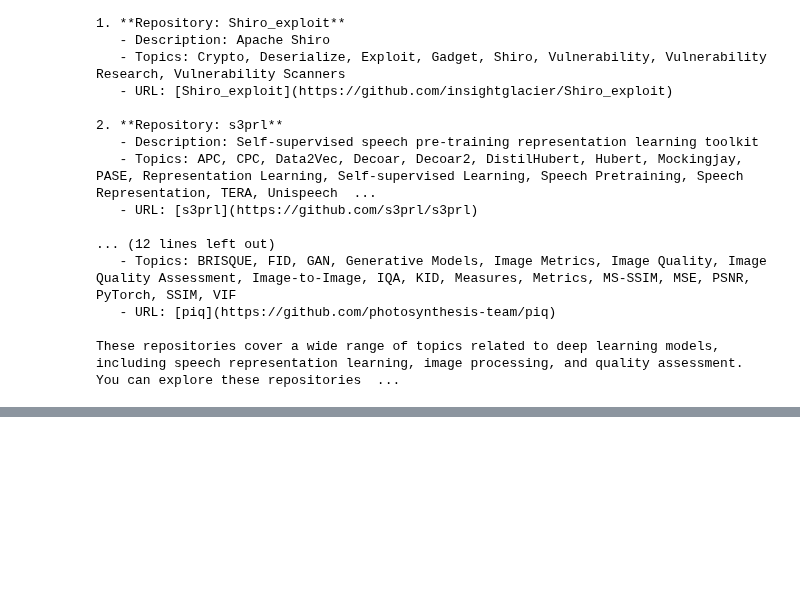
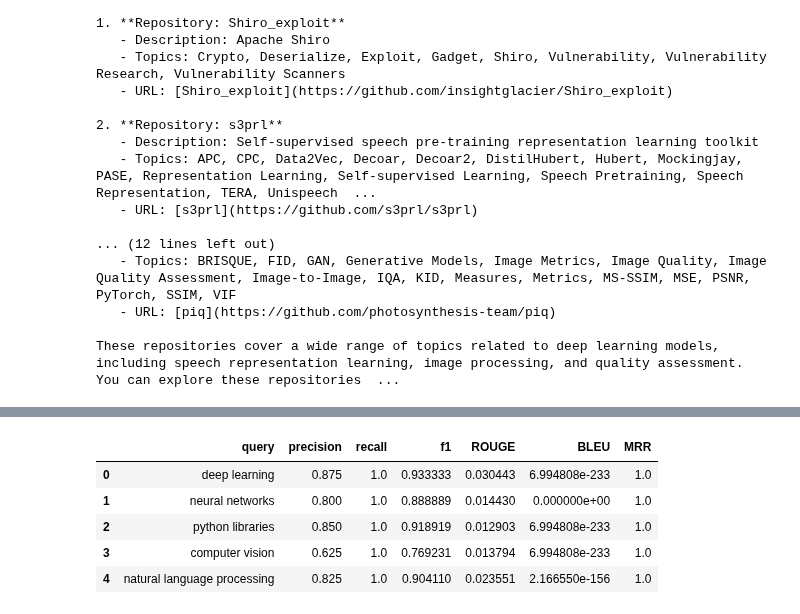
Before and after one commit to noambassat/RAG_Agent_GITHUB_Rep.project, a Jupyter notebook: RAG.ipynb, the cells around one changed output, grey strips where cells are left out. Cells and saved outputs as stored; diff of their text form; code cells hidden in the pictures; blank space fills up the shorter version.

```diff
--- a/RAG.ipynb
+++ b/RAG.ipynb
@@ -953,0 +1058,9 @@ These repositories cover a wide range of topics related to deep learning models,
+# %%
+metrics_df
+# %% [output]
+|  | query | precision | recall | f1 | ROUGE | BLEU | MRR |
+| 0 | deep learning | 0.875 | 1.0 | 0.933333 | 0.030443 | 6.994808e-233 | 1.0 |
+| 1 | neural networks | 0.800 | 1.0 | 0.888889 | 0.014430 | 0.000000e+00 | 1.0 |
+| 2 | python libraries | 0.850 | 1.0 | 0.918919 | 0.012903 | 6.994808e-233 | 1.0 |
+| 3 | computer vision | 0.625 | 1.0 | 0.769231 | 0.013794 | 6.994808e-233 | 1.0 |
+| 4 | natural language processing | 0.825 | 1.0 | 0.904110 | 0.023551 | 2.166550e-156 | 1.0 |
```
Also changed, not shown: parts of 5 cells of this notebook.
